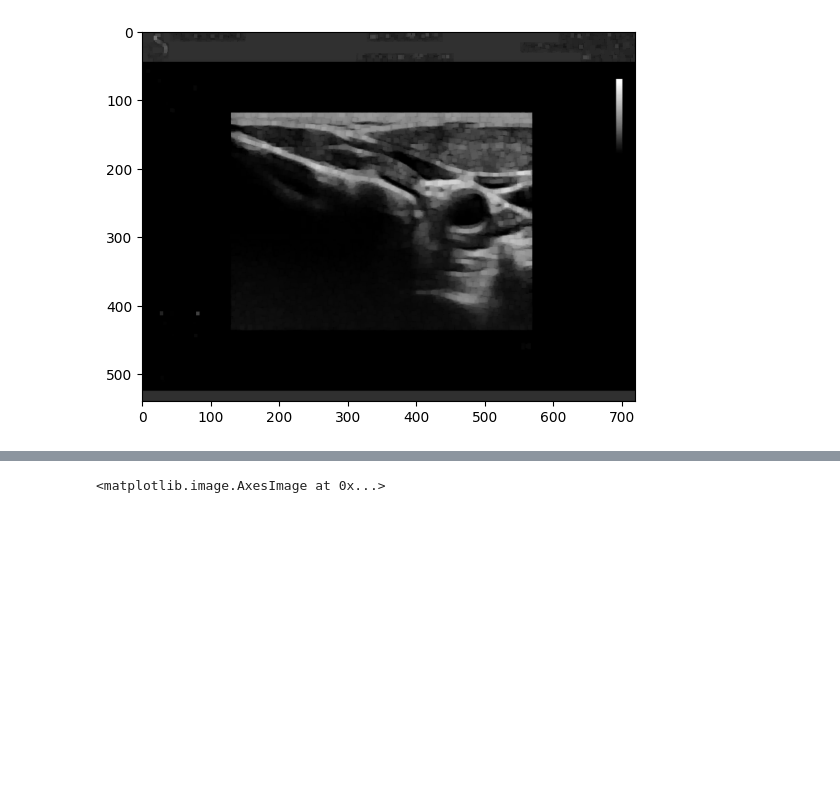
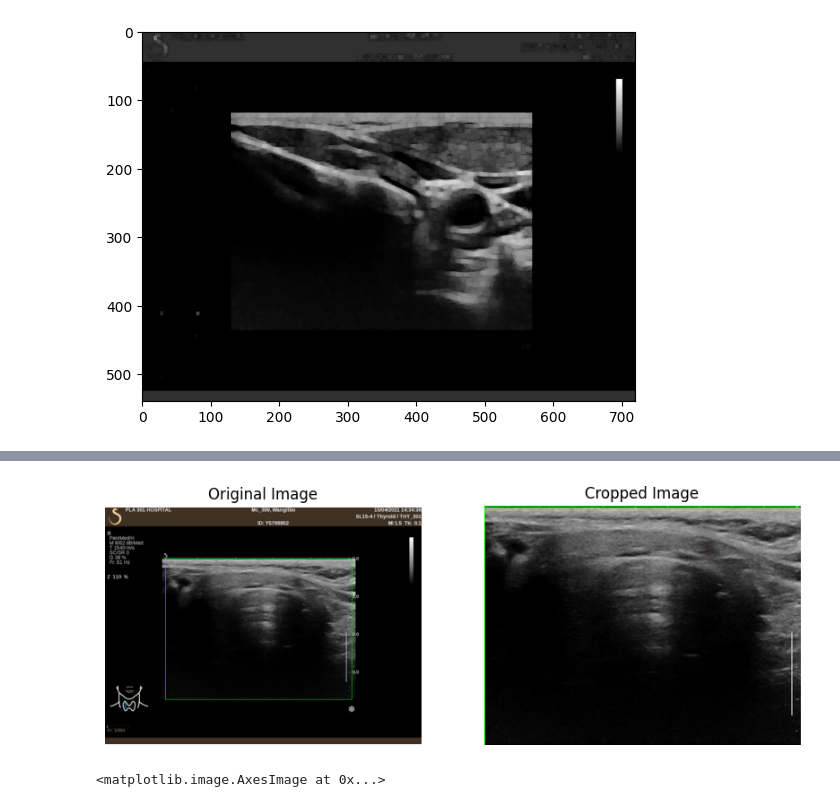
Before and after one commit to bibaodi/thyroid_train01, a Jupyter notebook: processImgs/improveCropUsImageRect241213.ipynb, the cells around one changed output, grey strips where cells are left out. Cells and saved outputs as stored; diff of their text form; code cells hidden in the pictures; blank space fills up the shorter version.

Commit message:
support get left and right from top line

```diff
--- a/processImgs/improveCropUsImageRect241213.ipynb
+++ b/processImgs/improveCropUsImageRect241213.ipynb
@@ -58,69 +130,77 @@ class CropUsImageClass:
 
     def getUSimgRectByGradientPhase(self, gray_image):
         # Load the image in grayscale
-
+        kernelSize=3
+        outputImgDepth=cv2.CV_32F #-1
         # Compute the gradient in the x direction
-        grad_x = cv2.Sobel(gray_image, cv2.CV_64F, 1, 0, ksize=3)
+        ##grad_x = cv2.Sobel(gray_image, outputImgDepth, 1, 0, ksize=kernelSize)
+        grad_x = cv2.Scharr(gray_image, outputImgDepth, 1, 0)
         np.savetxt('output-gradX.csv', grad_x, delimiter=',' ,fmt='%.1f')
         # Compute the gradient in the y direction
-        grad_y = cv2.Sobel(gray_image, cv2.CV_64F, 0, 1, ksize=3)
+        ##grad_y = cv2.Sobel(gray_image, outputImgDepth, 0, 1, ksize=kernelSize)
+        grad_y = cv2.Scharr(gray_image, outputImgDepth, 0, 1)
         np.savetxt('output-gradY.csv', grad_y, delimiter=',', fmt='%.1f')
-
-        # Compute the gradient magnitude
-        grad_magnitude = cv2.magnitude(grad_x, grad_y)
-        np.savetxt('output-magnitude.csv', grad_magnitude, delimiter=',',  fmt='%.1f')
-        print(f"grad_magnitude {grad_magnitude.shape}, {grad_magnitude[300:304,300:305]}")
-        # Compute the phase angle of the gradient vectors
-        grad_phase = cv2.phase(grad_x, grad_y, angleInDegrees=True)
-        np.savetxt('output-phase.ecsv', grad_phase, delimiter=',',  fmt='%.1f')
-        grad_phase[grad_phase==90]=0
-        grad_phase[grad_phase==180]=0
-        grad_phase[grad_phase==270]=0
-        #print(f"grad_phase {grad_phase.shape}, {grad_phase[3:4,0:229]}")
 
         topRow=-1
         bottomRow=-1
+        leftCol=-1
+        rightCol=-1
 
-        rowCnt=grad_phase.shape[0]
-        colCnt=grad_phase.shape[1]
+        rowCnt=grad_y.shape[0]
+        colCnt=grad_y.shape[1]
         left_one_third=0.3*colCnt
         bottom_one_third=0.66*rowCnt
 
         rowValThreshold=colCnt*self.m_percentage
         for irow in range(rowCnt):
-            irowval=grad_phase[irow, :]
+            irowval=grad_y[irow, :]
             #print(f"debug:irowval={irowval}") if irow ==-1 else None
-            nonZeroCnt=np.sum(irowval>1)
-
-            if nonZeroCnt > rowValThreshold:
+            nonZeroCntTop=np.sum(irowval>0)
+            nonZeroCntBottom=np.sum(irowval<0)
+            #01-topline and left, right.
+            if nonZeroCntTop > rowValThreshold:
                 #print(f"debug:row[{irow}]: has non zero item is: {nonZeroCnt}")
                 if topRow<3:
                     topRow=irow
-                else:
-                    bottomRow=irow
+                    thisRowVal=irowval
+                    for xinRow, xval in enumerate(thisRowVal):
+                        if xval >0 :
+                            setThisAsLeft=True
+                            for iextend in range(xinRow, xinRow+10, 1):
+                                if thisRowVal[iextend] <=0:
+                                    setThisAsLeft=False
+                                    break;
+                            if setThisAsLeft:
+                                print(f"debug: found xleft in top line={xinRow}")
+                                leftCol=xinRow
+                                break;
+                    for xinRow in range(len(thisRowVal)-1, 0, -1):#right to left
+                        xval=thisRowVal[xinRow]
+                        if xval >0 :
+                            setThisAsRight=True
+                            for iextend in range(xinRow, xinRow+10, 1):
+                                if thisRowVal[iextend] <=0:
+                                    setThisAsRight=False
+                                    break;
+                            if setThisAsRight:
+                                print(f"debug: found rightCol in top line={xinRow}")
+                                rightCol=xinRow
+                                break;
+            #02-bottom
+            if nonZeroCntBottom > rowValThreshold*0.2:
+                bottomRow=irow
 
         while (bottomRow < bottom_one_third):
             rowValThreshold=0.75*rowValThreshold
             for irow in range(rowCnt-1, bottomRow, -1):
-                irowval=grad_phase[irow, :]
-                nonZeroCnt=np.sum(irowval>1)
+                irowval=grad_y[irow, :]
+                nonZeroCnt=np.sum(np.abs(irowval)>1)
                 if nonZeroCnt > rowValThreshold:
                     bottomRow=irow
 
 
         print(f"topRow={topRow}, Bottom={bottomRow}")
 
-        leftCol=-1
-        rightCol=-1
-        for icol in range(colCnt):
-            icolval=grad_phase[:,icol]
-            nonZeroCnt=np.sum(icolval>0)
-            if nonZeroCnt > rowCnt*self.m_percentage:
-                #print(f"debug: col[{icol}]: has non zero item is: {nonZeroCnt}")
-                if leftCol<0:
-                    leftCol=icol
-                else:
-                    rightCol=icol
         print(f"leftCol={leftCol}, rightCol={rightCol}")
 
         return [topRow, bottomRow, leftCol,rightCol]
@@ -153,7 +233,7 @@ class CropUsImageClass:
         topleft=(cropInfo[2], cropInfo[0])
         bottomRight=(cropInfo[3], cropInfo[1])
         color=(0,255,0)
-        thickness=2
+        thickness=1
         drawedImg = cv2.rectangle(image,topleft,bottomRight, color,thickness)
         return drawedImg
 
@@ -249,8 +329,13 @@ def test():
     cropimg.cropImageV1(fp)
 
 def testOnV3Crop():
-    fp = '/mnt/f/241129-zhipu-thyroid-datas/01-mini-batch/83CasesFirstImg/thyroidNodules_axp-014_frm-0001.png'
+    fp = '/mnt/f/241129-zhipu-thyroid-datas/01-mini-batch/83CasesFirstImg/thyroidNodules_axp-077_frm-0001.png'
     imageBgr=cv2.imread(fp)
+    oriShape=imageBgr.shape
+    nshape=( int(oriShape[1]/1), int(oriShape[0]/1))
+    resized = cv2.resize(imageBgr, nshape, interpolation=cv2.INTER_LINEAR)
+    cropimg=CropUsImageClass()
+    cropimg.cropImageV3(resized)
 
-    cropimg=CropUsImageClass()
-    cropimg.cropImageV3(imageBgr)
+testOnV3Crop()
+# %% [output]
@@ -257,3 +348,4 @@ def testOnV3Crop():
+[figure, added]
 # %%
 imgBgr=cv2.imread(fp)
 img_removedColors=removeAllNonGrayscalePixels(imgBgr)
```
Also changed, not shown: parts of 3 cells of this notebook, 1 other file.
